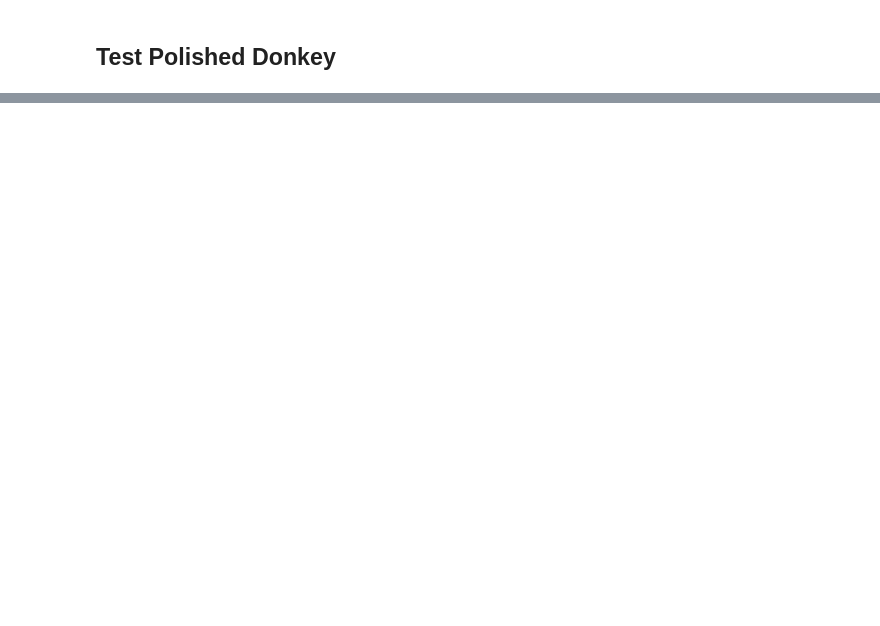
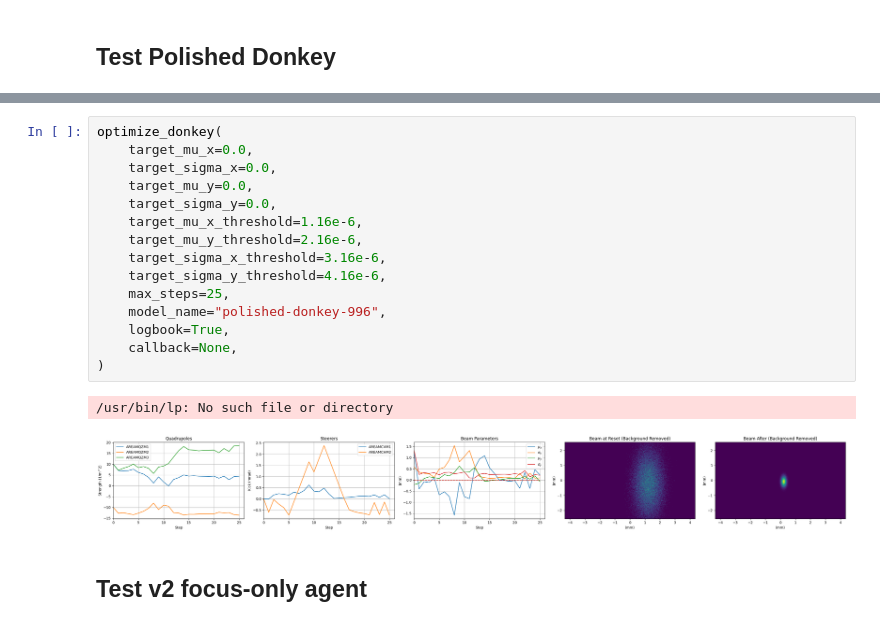
Before and after one commit to desy-ml/rl-vs-bo, a Jupyter notebook: test_optimize.ipynb, the cells around one changed output, grey strips where cells are left out. Drawn from its saved outputs; the diff is of its cells as text; blank space fills up the shorter version.

```diff
--- a/test_optimize.ipynb
+++ b/test_optimize.ipynb
@@ -3,2 +7,22 @@
+# %%
+optimize_donkey(
+    target_mu_x=0.0,
+    target_sigma_x=0.0,
+    target_mu_y=0.0,
+    target_sigma_y=0.0,
+    target_mu_x_threshold=1.16e-6,
+    target_mu_y_threshold=2.16e-6,
+    target_sigma_x_threshold=3.16e-6,
+    target_sigma_y_threshold=4.16e-6,
+    max_steps=25,
+    model_name="polished-donkey-996",
+    logbook=True,
+    callback=None,
+)
+# %% [output]
+/usr/bin/lp: No such file or directory
+[figure, added]
+# %% [markdown]
+## Test v2 focus-only agent
 # %%
 from ea_optimize import optimize
```
Also changed, not shown: parts of 6 cells of this notebook, 1 other file.
